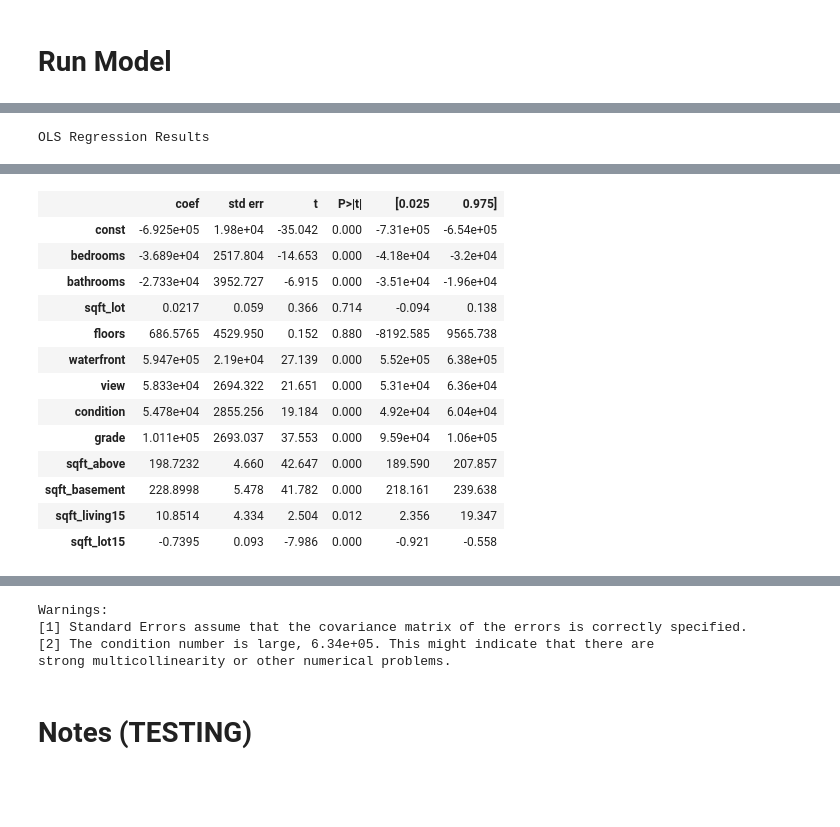
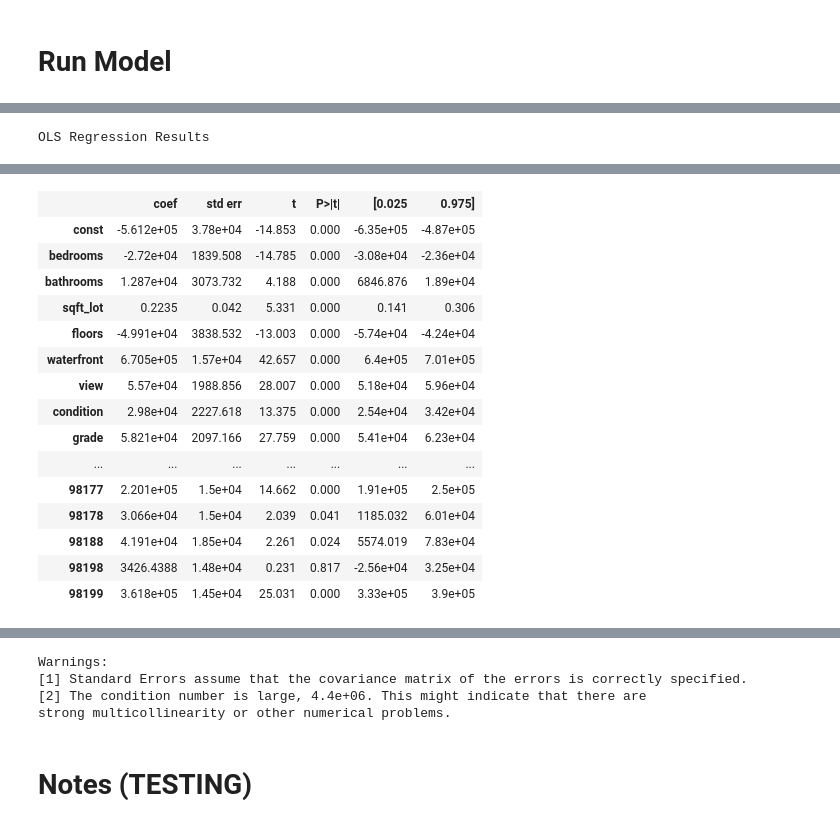
Before and after one commit to EricB10/housing-prices-regression-project, a Jupyter notebook: eric_notebook.ipynb, the cells around one changed output, grey strips where cells are left out. Cells and saved outputs as stored; diff of their text form; code cells hidden in the pictures; blank space fills up the shorter version.

```diff
--- a/eric_notebook.ipynb
+++ b/eric_notebook.ipynb
@@ -79,25 +95,10 @@ Index([   'Unnamed: 0',            'id',          'date',         'price',
 # %%
-# # Function for creating year dummy variables
-# def set_years(df):
-#     df['year'] = df['date'].apply(lambda df: int(df[0:4]))
-#     d_years = pd.get_dummies(train_df['year'], drop_first=True)
-#     df = pd.concat([df, d_years], axis=1)
-#     df.drop('year', axis=1, inplace=True)
-#     return None
+# Function for creating zipcode dummy variables
+def set_zipcodes(df):
+    dummies = pd.get_dummies(df['zipcode'], drop_first=True)
+    df = pd.concat([df, dummies], axis=1)
+    return df
 
-# # Create year dummy variables for dataframes
-# set_years(train_df)
-# set_years(holdout_df)
+# Create zipcode dummy variables for dataframes
+train_df = set_zipcodes(train_df)
+holdout_df = set_zipcodes(holdout_df)
-# %%
-# Create month dummy variables for training dataframe
-months = {1:'jan', 2:'feb', 3:'mar', 4:'apr', 5:'may', 6:'jun',
-          7:'jul', 8:'aug', 9:'sep', 10:'oct', 11:'nov', 12:'dec'}
-train_df['month'] = train_df['date'].apply(lambda x: int(x[4:6]))
-d_months = pd.get_dummies(train_df['month'], drop_first=True)
-for key in d_months.keys():
-    if key in months.keys():
-        d_months.rename({key : months[key]}, axis=1, inplace=True)
-train_df = pd.concat([train_df, d_months], axis=1)
-train_df.drop('month', axis=1, inplace=True)
-
-train_df.keys()
@@ -145,11 +117,11 @@ Index([   'Unnamed: 0',            'id',          'date',         'price',
 def bedrooms_trans(df):
     filt = df['bedrooms'] < 10
     df['bedrooms'] = np.where(filt, df['bedrooms'], 10)
-    return None
+    return df
 
 # Transform bedrooms outliers in dataframes
-bedrooms_trans(train_df)
-bedrooms_trans(holdout_df)
+train_df = bedrooms_trans(train_df)
+holdout_df = bedrooms_trans(holdout_df)
 # %%
 # Function to transform bathrooms outliers
 def bathrooms_trans(df):
@@ -157,11 +129,11 @@ def bathrooms_trans(df):
     df['bathrooms'] = np.where(low_filt, df['bathrooms'], .5)
     high_filt = df['bathrooms'] < 5
     df['bathrooms'] = np.where(high_filt, df['bathrooms'], 5)
-    return None
+    return df
 
 # Transform bedrooms outliers in dataframes
-bathrooms_trans(train_df)
-bathrooms_trans(holdout_df)
+train_df = bathrooms_trans(train_df)
+holdout_df = bathrooms_trans(holdout_df)
 # %% [markdown]
 # Create Params
 # %%
@@ -228,7 +204,7 @@ print(train_features)
 # Function to create regression model
 def set_model(df, features):
     model = sm.OLS(df['price'], sm.add_constant(
-        df[[key for key in TESTING_FEATURES]])).fit()
+        df[[key for key in train_features]])).fit()
     return model.summary()
 
 # Run model on training dataframe
@@ -246,15 +222,17 @@ OLS Regression Results
 | Covariance Type: | nonrobust |  |  |
 |  | coef | std err | t | P>|t| | [0.025 | 0.975] |
-| const | -6.925e+05 | 1.98e+04 | -35.042 | 0.000 | -7.31e+05 | -6.54e+05 |
-| bedrooms | -3.689e+04 | 2517.804 | -14.653 | 0.000 | -4.18e+04 | -3.2e+04 |
-| bathrooms | -2.733e+04 | 3952.727 | -6.915 | 0.000 | -3.51e+04 | -1.96e+04 |
-| sqft_lot | 0.0217 | 0.059 | 0.366 | 0.714 | -0.094 | 0.138 |
-| floors | 686.5765 | 4529.950 | 0.152 | 0.880 | -8192.585 | 9565.738 |
-| waterfront | 5.947e+05 | 2.19e+04 | 27.139 | 0.000 | 5.52e+05 | 6.38e+05 |
-| view | 5.833e+04 | 2694.322 | 21.651 | 0.000 | 5.31e+04 | 6.36e+04 |
-| condition | 5.478e+04 | 2855.256 | 19.184 | 0.000 | 4.92e+04 | 6.04e+04 |
-| grade | 1.011e+05 | 2693.037 | 37.553 | 0.000 | 9.59e+04 | 1.06e+05 |
-| sqft_above | 198.7232 | 4.660 | 42.647 | 0.000 | 189.590 | 207.857 |
-| sqft_basement | 228.8998 | 5.478 | 41.782 | 0.000 | 218.161 | 239.638 |
-| sqft_living15 | 10.8514 | 4.334 | 2.504 | 0.012 | 2.356 | 19.347 |
-| sqft_lot15 | -0.7395 | 0.093 | -7.986 | 0.000 | -0.921 | -0.558 |
+| const | -5.612e+05 | 3.78e+04 | -14.853 | 0.000 | -6.35e+05 | -4.87e+05 |
+| bedrooms | -2.72e+04 | 1839.508 | -14.785 | 0.000 | -3.08e+04 | -2.36e+04 |
+| bathrooms | 1.287e+04 | 3073.732 | 4.188 | 0.000 | 6846.876 | 1.89e+04 |
+| sqft_lot | 0.2235 | 0.042 | 5.331 | 0.000 | 0.141 | 0.306 |
+| floors | -4.991e+04 | 3838.532 | -13.003 | 0.000 | -5.74e+04 | -4.24e+04 |
+| waterfront | 6.705e+05 | 1.57e+04 | 42.657 | 0.000 | 6.4e+05 | 7.01e+05 |
+| view | 5.57e+04 | 1988.856 | 28.007 | 0.000 | 5.18e+04 | 5.96e+04 |
+| condition | 2.98e+04 | 2227.618 | 13.375 | 0.000 | 2.54e+04 | 3.42e+04 |
+| grade | 5.821e+04 | 2097.166 | 27.759 | 0.000 | 5.41e+04 | 6.23e+04 |
+| ... | ... | ... | ... | ... | ... | ... |
+| 98177 | 2.201e+05 | 1.5e+04 | 14.662 | 0.000 | 1.91e+05 | 2.5e+05 |
+| 98178 | 3.066e+04 | 1.5e+04 | 2.039 | 0.041 | 1185.032 | 6.01e+04 |
+| 98188 | 4.191e+04 | 1.85e+04 | 2.261 | 0.024 | 5574.019 | 7.83e+04 |
+| 98198 | 3426.4388 | 1.48e+04 | 0.231 | 0.817 | -2.56e+04 | 3.25e+04 |
+| 98199 | 3.618e+05 | 1.45e+04 | 25.031 | 0.000 | 3.33e+05 | 3.9e+05 |
@@ -265,6 +243,6 @@ OLS Regression Results
 Warnings:
 [1] Standard Errors assume that the covariance matrix of the errors is correctly specified.
-[2] The condition number is large, 6.34e+05. This might indicate that there are
+[2] The condition number is large, 4.4e+06. This might indicate that there are
 strong multicollinearity or other numerical problems.
 # %% [markdown]
 # Notes (TESTING)
```
Also changed, not shown: parts of 17 cells of this notebook.
